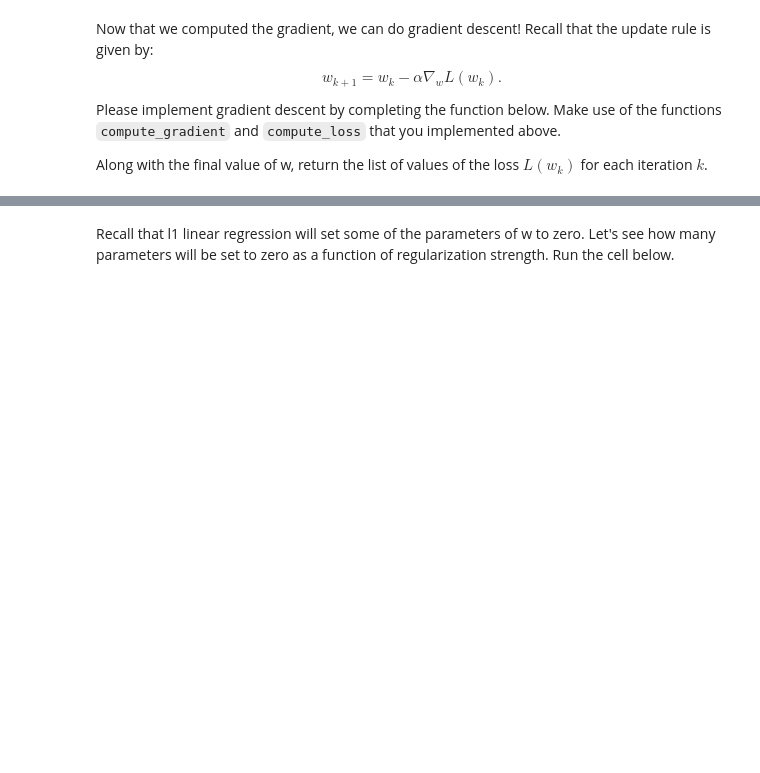
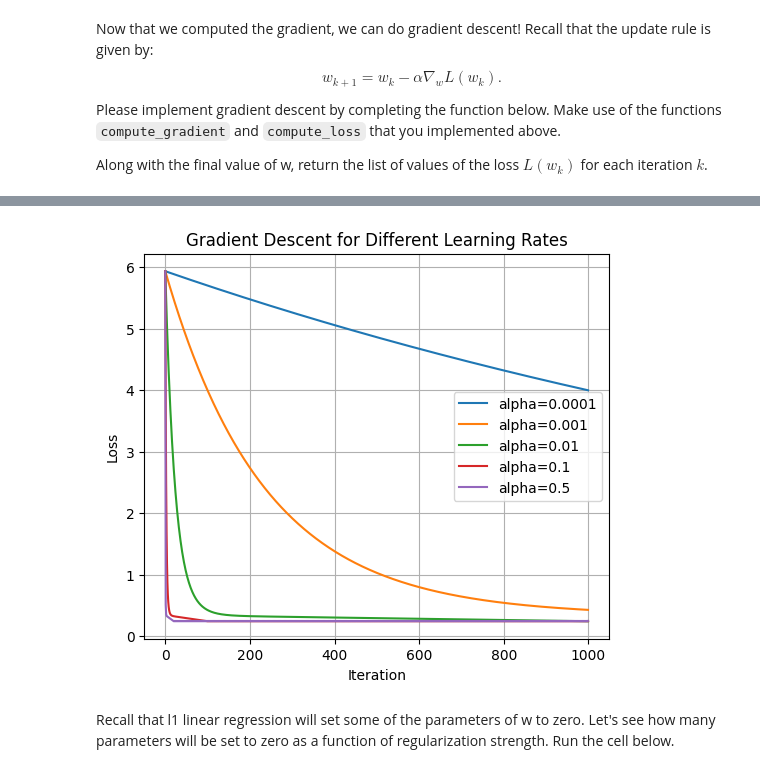
Before and after one commit to pranavich18/ML_Labs, a Jupyter notebook: lab3_regularization_logreg_gd.ipynb, the cells around one changed output, grey strips where cells are left out. Cells and saved outputs as stored; diff of their text form; code cells hidden in the pictures; blank space fills up the shorter version.

```diff
--- a/lab3_regularization_logreg_gd.ipynb
+++ b/lab3_regularization_logreg_gd.ipynb
@@ -213,3 +221,27 @@ Explain the results: write a couple of sentences on what do you see depending on
+# %%
+learning_rates = [1e-4, 1e-3, 1e-2, 1e-1, 5e-1]
+
+plt.figure(figsize=(6,5))
+d = X.shape[1]
+for alpha in learning_rates:
+    w_init = np.ones((d))
+    w, loss_history = gradient_descent(
+        X_tr, y_tr, w_init,
+        lam=0.1,
+        alpha=alpha,
+        num_iter=1000
+    )
+
+    plt.plot(loss_history, label=f"alpha={alpha}")
+
+plt.xlabel("Iteration")
+plt.ylabel("Loss")
+plt.title("Gradient Descent for Different Learning Rates")
+plt.legend()
+plt.grid(True)
+plt.show()
+# %% [output]
+[figure, added]
 # %% [markdown]
 Recall that l1 linear regression will set some of the parameters of w to zero. Let's see how many parameters will be set to zero as a function of regularization strength. Run the cell below.
 # %%
```
Also changed, not shown: parts of 5 cells of this notebook.
